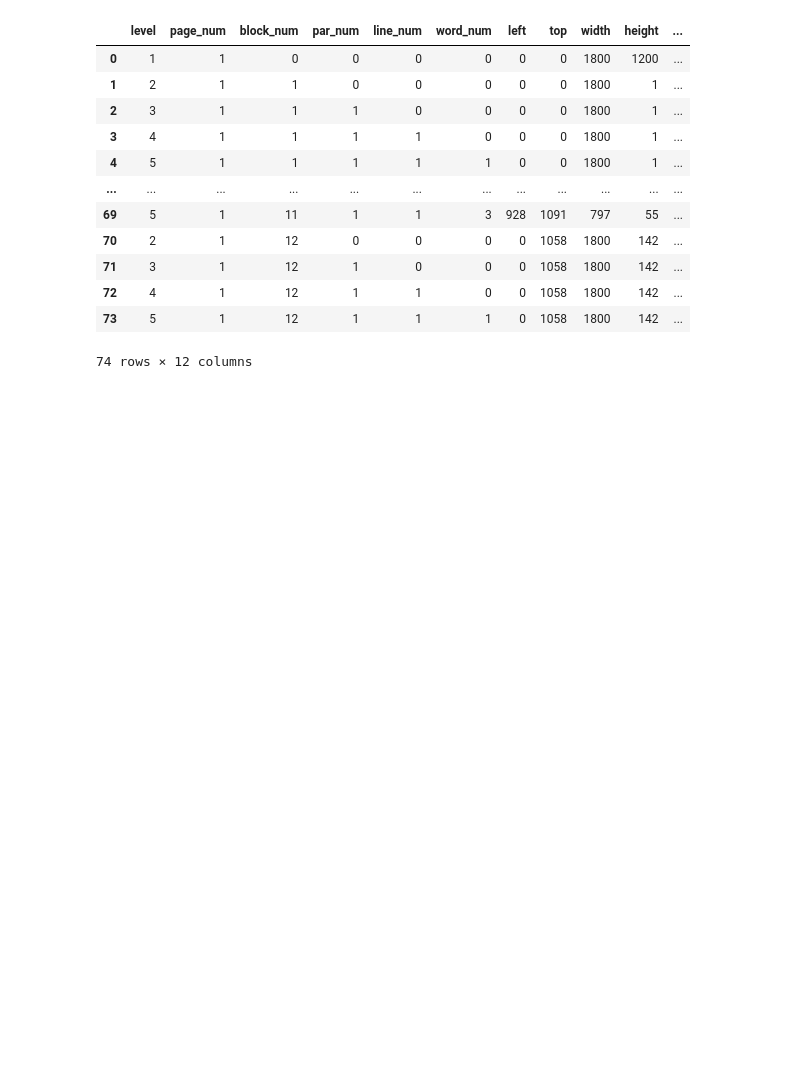
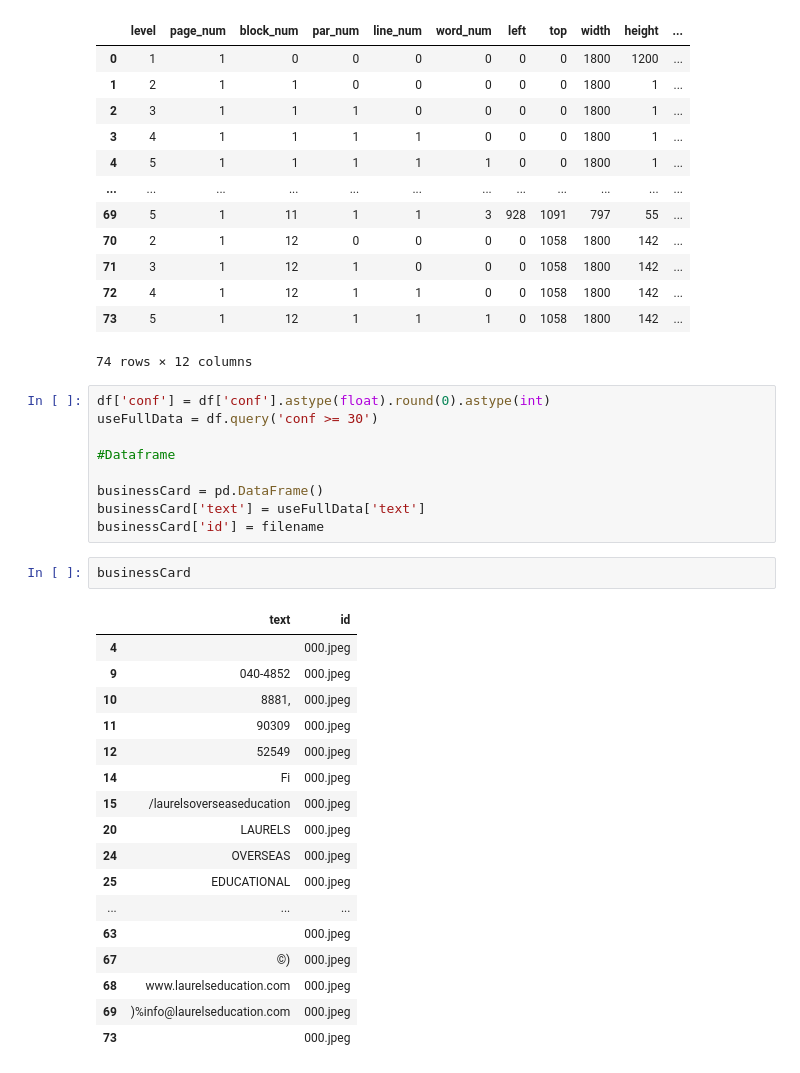
Before and after one commit to herbert0419/NER-App, a Jupyter notebook: NER-app/data_preparation.ipynb, the cells around one changed output. Saved outputs shown, nothing was run; the diff lists cells and outputs as text; blank space fills up the shorter version.

Commit message:
data prep ipynb,csv output done

```diff
--- a/NER-app/data_preparation.ipynb
+++ b/NER-app/data_preparation.ipynb
@@ -89,3 +89,32 @@ df
 | 72 | 4 | 1 | 12 | 1 | 1 | 0 | 0 | 1058 | 1800 | 142 | ... |
 | 73 | 5 | 1 | 12 | 1 | 1 | 1 | 0 | 1058 | 1800 | 142 | ... |
 74 rows × 12 columns
+# %%
+df['conf'] = df['conf'].astype(float).round(0).astype(int)
+useFullData = df.query('conf >= 30')
+
+#Dataframe
+
+businessCard = pd.DataFrame()
+businessCard['text'] = useFullData['text']
+businessCard['id'] = filename
+# %%
+businessCard
+# %% [output]
+|  | text | id |
+| 4 |  | 000.jpeg |
+| 9 | 040-4852 | 000.jpeg |
+| 10 | 8881, | 000.jpeg |
+| 11 | 90309 | 000.jpeg |
+| 12 | 52549 | 000.jpeg |
+| 14 | Fi | 000.jpeg |
+| 15 | /laurelsoverseaseducation | 000.jpeg |
+| 20 | LAURELS | 000.jpeg |
+| 24 | OVERSEAS | 000.jpeg |
+| 25 | EDUCATIONAL | 000.jpeg |
+| ... | ... | ... |
+| 63 |  | 000.jpeg |
+| 67 | ©) | 000.jpeg |
+| 68 | www.laurelseducation.com | 000.jpeg |
+| 69 | )%info@laurelseducation.com | 000.jpeg |
+| 73 |  | 000.jpeg |
```
Also changed, not shown: parts of 3 cells of this notebook, 2 other files.
